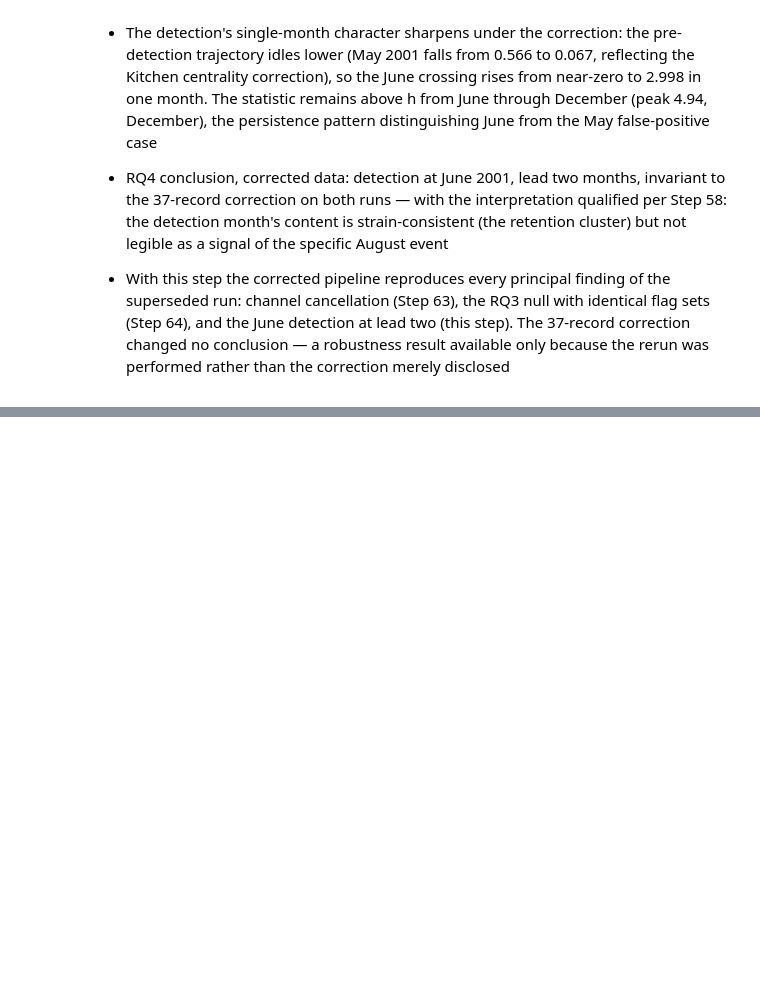
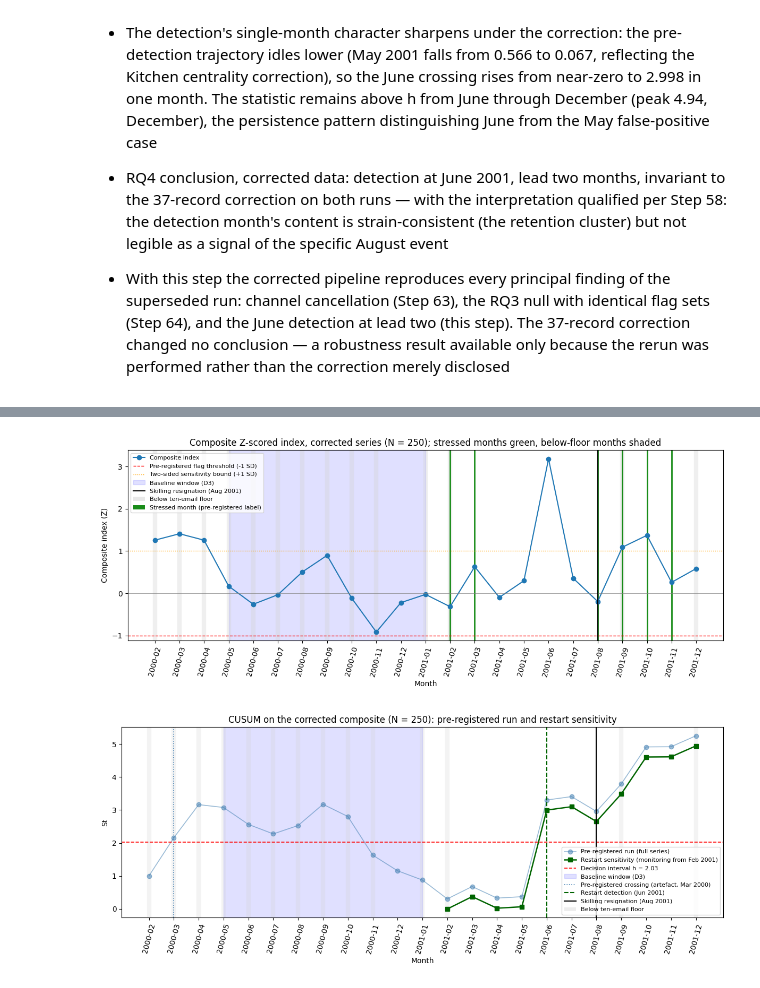
Before and after one commit to AnthonyMokSG/qm640-capstone-enron, a Jupyter notebook: 01_extraction/qm640_extraction.ipynb, the cells around one changed output, grey strips where cells are left out. Cells and saved outputs as stored; diff of their text form; code cells hidden in the pictures; blank space fills up the shorter version.

```diff
--- a/01_extraction/qm640_extraction.ipynb
+++ b/01_extraction/qm640_extraction.ipynb
@@ -3920,0 +3925,78 @@ To https://github.com/AnthonyMokSG/qm640-capstone-enron.git
+# %%
+import pandas as pd
+import matplotlib.pyplot as plt
+from matplotlib.patches import Patch
+
+df = pd.read_csv('05_changepoint_detection/stage3_composite_corrected.csv', index_col = 'month')
+
+##  1.  Corrected composite chart — Step 48 conventions plus Step 57 floor shading
+plot = df[df['composite_index'].notna()]
+floor_months = plot.index[plot['n_emails'] < 10]
+fig, ax = plt.subplots(figsize = (12, 5))
+ax.plot(plot.index, plot['composite_index'], marker = 'o', lw = 1.5, label = 'Composite index')
+ax.axhline(-1, ls = '--', c = 'red', lw = 1, label = 'Pre-registered flag threshold (-1 SD)')
+ax.axhline(1, ls = ':', c = 'orange', lw = 1, label = 'Two-sided sensitivity bound (+1 SD)')
+ax.axhline(0, ls = '-', c = 'grey', lw = 0.5)
+ax.axvspan('2000-05', '2001-01', alpha = 0.12, color = 'blue', label = 'Baseline window (D3)')
+for m in floor_months:
+    ax.axvspan(m, m, alpha = 0.35, color = 'lightgrey', lw = 6)
+for m in plot.index[plot['ground_truth_label'] == 1]:
+    ax.axvspan(m, m, alpha = 0.9, color = 'green', lw = 2)
+ax.axvline('2001-08', c = 'black', ls = '-', lw = 1.5, label = 'Skilling resignation (Aug 2001)')
+ax.set_ylabel('Composite index (Z)'); ax.set_xlabel('Month')
+
+ax.set_title('Composite Z-scored index, corrected series (N = 250); stressed months green, below-floor months shaded')
+
+handles, labels = ax.get_legend_handles_labels()
+handles += [Patch(facecolor = 'lightgrey', alpha = 0.5), Patch(facecolor = 'green', alpha = 0.9)]
+labels += ['Below ten-email floor', 'Stressed month (pre-registered label)']
+ax.tick_params(axis = 'x', rotation = 75); ax.legend(handles, labels, fontsize = 8); plt.tight_layout()
+plt.savefig('05_changepoint_detection/composite_index_corrected.png', dpi = 150)
+plt.show()
+
+##  2.  Corrected CUSUM comparison — Step 54 conventions plus the same shading
+full = pd.read_csv('05_changepoint_detection/stage4_cusum_corrected.csv', index_col = 'month')
+rest = pd.read_csv('05_changepoint_detection/stage4_cusum_restart_corrected.csv', index_col = 'month')
+comp = df['composite_index'].dropna()
+base = [str(p) for p in pd.period_range('2000-05', '2001-01', freq = 'M')]
+h = 4 * comp.loc[base].std(ddof = 1)
+fig, ax = plt.subplots(figsize = (12, 5))
+ax.plot(full.index, full['cusum_statistic'], marker = 'o', lw = 1.2, c = 'steelblue', alpha = 0.55,
+        label = 'Pre-registered run (full series)')
+ax.plot(rest.index, rest['cusum_restart'], marker = 's', lw = 1.8, c = 'darkgreen',
+        label='Restart sensitivity (monitoring from Feb 2001)')
+ax.axhline(h, ls = '--', c = 'red', lw = 1.2, label = f'Decision interval h = {h:.2f}')
+ax.axvspan('2000-05', '2001-01', alpha = 0.12, color = 'blue', label = 'Baseline window (D3)')
+for m in [m for m in floor_months if m in full.index]:
+    ax.axvspan(m, m, alpha = 0.25, color = 'lightgrey', lw = 6)
+ax.axvline('2000-03', c = 'steelblue', ls = ':', lw = 1.2, label = 'Pre-registered crossing (artefact, Mar 2000)')
+ax.axvline('2001-06', c = 'darkgreen', ls = '--', lw = 1.5, label = 'Restart detection (Jun 2001)')
+ax.axvline('2001-08', c = 'black', lw = 1.5, label = 'Skilling resignation (Aug 2001)')
+ax.set_ylabel('St'); ax.set_xlabel('Month')
+
+ax.set_title('CUSUM on the corrected composite (N = 250): pre-registered run and restart sensitivity')
+
+handles, labels = ax.get_legend_handles_labels()
+handles.append(Patch(facecolor = 'lightgrey', alpha = 0.4)); labels.append('Below ten-email floor')
+ax.tick_params(axis = 'x', rotation = 75); ax.legend(handles, labels, fontsize = 8); plt.tight_layout()
+plt.savefig('05_changepoint_detection/cusum_comparison_corrected.png', dpi = 150)
+plt.show()
+
+##  3.  Verification against the Steps 63/65 findings record
+print(f"Composite minimum: {plot['composite_index'].min():.3f} at {plot['composite_index'].idxmin()} (Step 63: -0.917, 2000-11)")
+print(f"June 2001 composite: {plot.loc['2001-06', 'composite_index']:.3f} (Step 63: 3.184)")
+print(f"h = {h:.4f} (Step 65: 2.0321)")
+cr = rest[rest['cusum_restart'] > h]
+print(f"Restart first crossing: {cr.index[0]} at St = {cr['cusum_restart'].iloc[0]:.4f} (Step 65: 2001-06, 2.9978)")
+print(f"Floor months shaded: {len(floor_months)} of {len(plot)} non-empty (Step 57: 14 of 23)")
+
+##  4.  Commit both corrected figures
+!git config --global user.email '160835296+AnthonyMokSG@users.noreply.github.com'
+!git config --global user.name 'AnthonyMokSG'
+!git add 05_changepoint_detection/composite_index_corrected.png 05_changepoint_detection/cusum_comparison_corrected.png
+!git commit -m 'Step 66: corrected composite and CUSUM figures with adequacy-floor shading'
+!git pull origin main --no-rebase --no-edit
+!git push origin main
+# %% [output]
+[figure, added]
+[figure, added]
```
Also changed, not shown: parts of 13 cells of this notebook.
